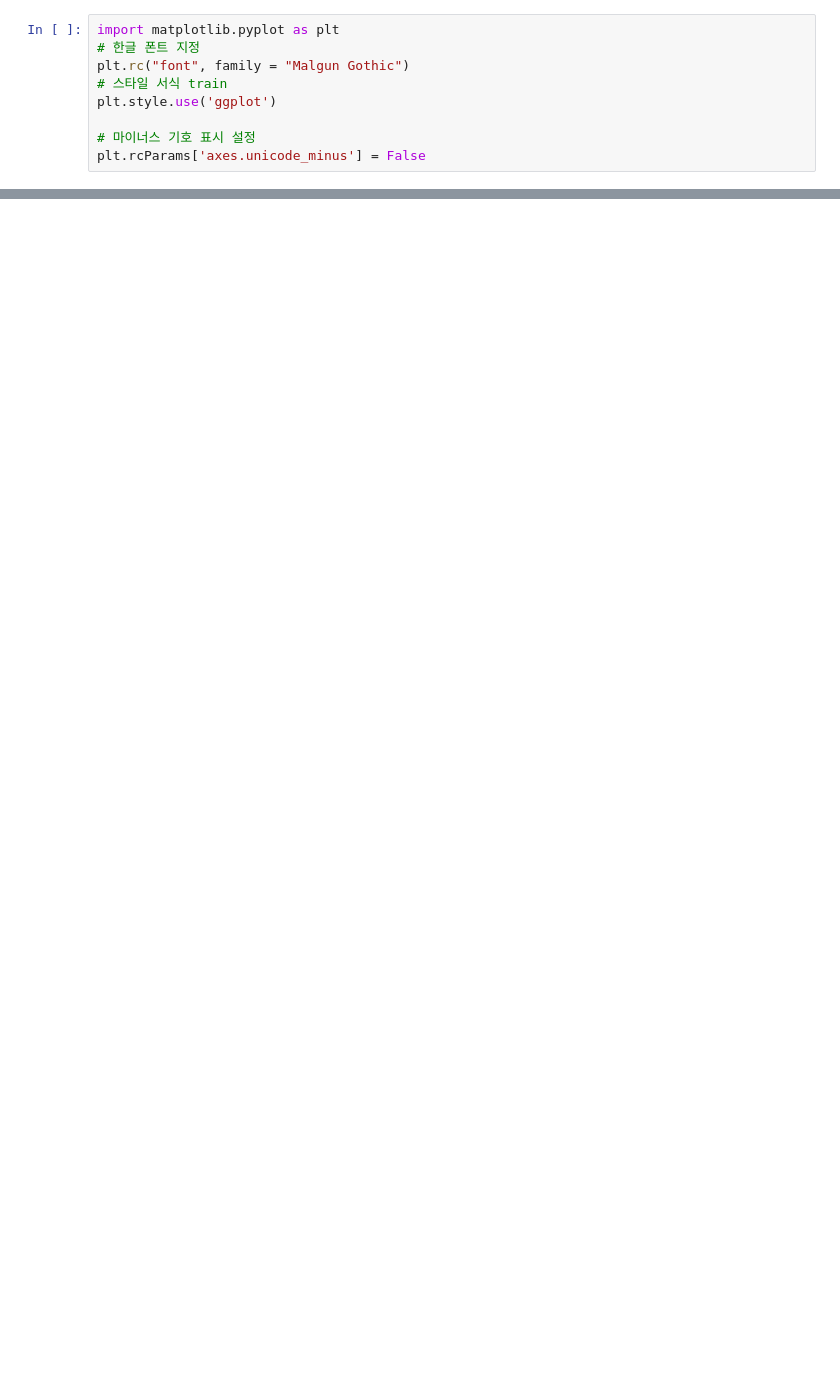
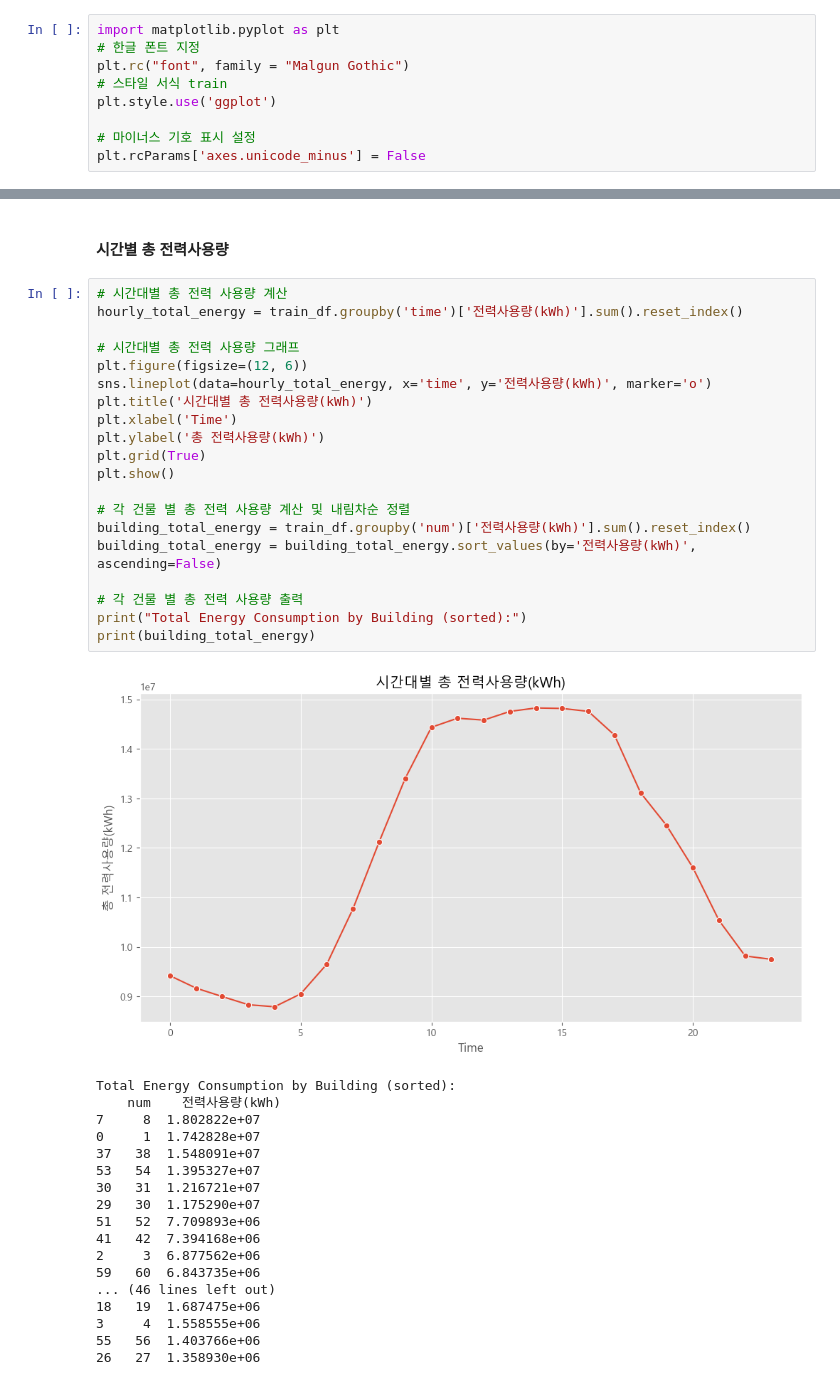
Before and after one commit to jiwon9898/GIT_PROJECT_TEST, a Jupyter notebook: 코드북_제출용/2주차_전력데이터_코드북.ipynb, the cells around one changed output, grey strips where cells are left out. Saved outputs shown, nothing was run; the diff lists cells and outputs as text; blank space fills up the shorter version.

```diff
--- a/코드북_제출용/2주차_전력데이터_코드북.ipynb
+++ b/코드북_제출용/2주차_전력데이터_코드북.ipynb
@@ -60,0 +242,41 @@ ModuleNotFoundError: No module named 'statsmodels'
+# %% [markdown]
+#### 시간별 총 전력사용량
+# %%
+# 시간대별 총 전력 사용량 계산
+hourly_total_energy = train_df.groupby('time')['전력사용량(kWh)'].sum().reset_index()
+
+# 시간대별 총 전력 사용량 그래프
+plt.figure(figsize=(12, 6))
+sns.lineplot(data=hourly_total_energy, x='time', y='전력사용량(kWh)', marker='o')
+plt.title('시간대별 총 전력사용량(kWh)')
+plt.xlabel('Time')
+plt.ylabel('총 전력사용량(kWh)')
+plt.grid(True)
+plt.show()
+
+# 각 건물 별 총 전력 사용량 계산 및 내림차순 정렬
+building_total_energy = train_df.groupby('num')['전력사용량(kWh)'].sum().reset_index()
+building_total_energy = building_total_energy.sort_values(by='전력사용량(kWh)', ascending=False)
+
+# 각 건물 별 총 전력 사용량 출력
+print("Total Energy Consumption by Building (sorted):")
+print(building_total_energy)
+# %% [output]
+[figure, added]
+Total Energy Consumption by Building (sorted):
+    num    전력사용량(kWh)
+7     8  1.802822e+07
+0     1  1.742828e+07
+37   38  1.548091e+07
+53   54  1.395327e+07
+30   31  1.216721e+07
+29   30  1.175290e+07
+51   52  7.709893e+06
+41   42  7.394168e+06
+2     3  6.877562e+06
+59   60  6.843735e+06
+... (46 lines left out)
+18   19  1.687475e+06
+3     4  1.558555e+06
+55   56  1.403766e+06
+26   27  1.358930e+06
```
Also changed, not shown: parts of 31 cells of this notebook.
